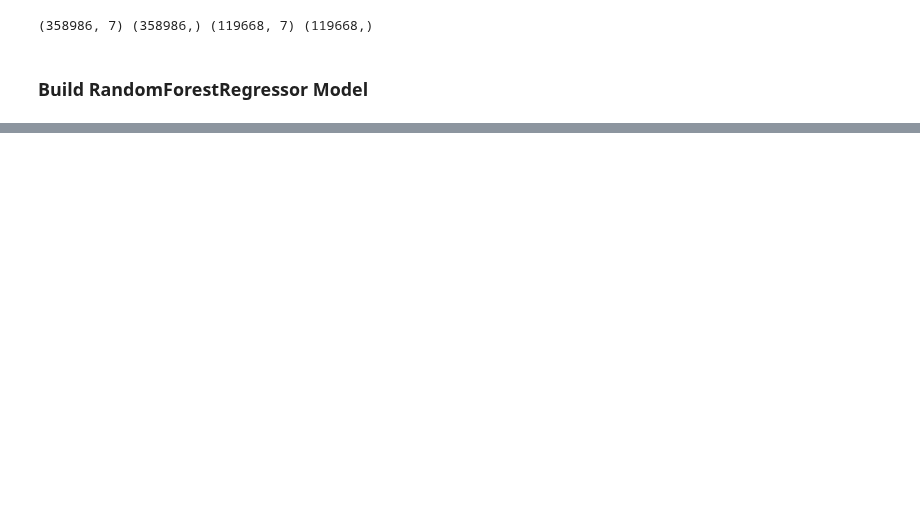
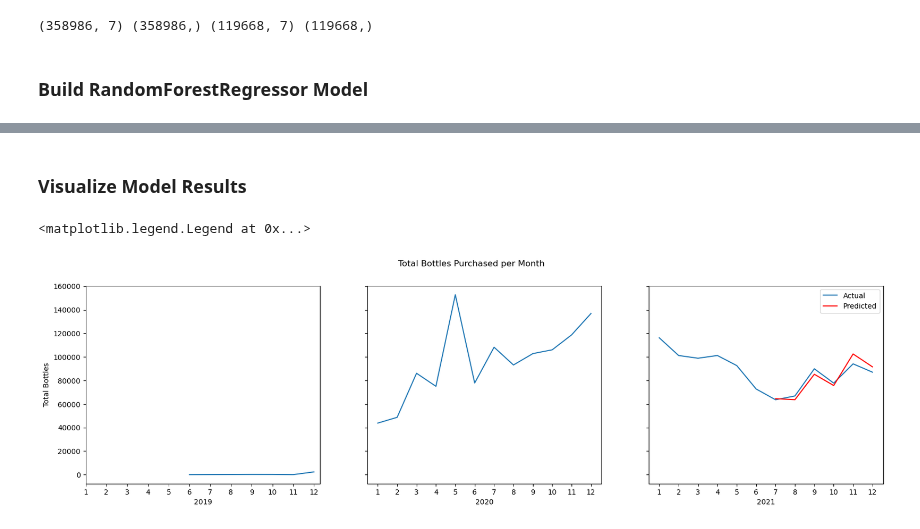
Before and after one commit to Sgant1/Winedemic, a Jupyter notebook: EW_MachineLearning_Outline/RandomForestRegressor.ipynb, the cells around one changed output, grey strips where cells are left out. Saved outputs shown, nothing was run; the diff lists cells and outputs as text; code cells hidden in the pictures; blank space fills up the shorter version.

Commit message:
update model, create visualization, update readme

```diff
--- a/EW_MachineLearning_Outline/RandomForestRegressor.ipynb
+++ b/EW_MachineLearning_Outline/RandomForestRegressor.ipynb
@@ -248,0 +253,3 @@ Mean Absolute Error Max Depth=None:  1.6166825818473414
+# %%
+# Option 2 Train/Test data
+y_pred2 = regr_2.predict(X_test_2021)
@@ -276,0 +285,10 @@ Mean Absolute Error Max Depth=None:  1.6166825818473414
+# %% [markdown]
+### Visualize Model Results
+# %%
+ # cerate df to hold results
+results2_df = pd.DataFrame({
+    "Actual": y_test_2021,
+    "Predicted": y_pred2
+})
+all_results2_df = pd.merge(X_test_2021, results2_df, on=results2_df.index)
+all_results2_df = all_results2_df.set_index(['key_0'])
@@ -276,0 +317,35 @@ Mean Absolute Error Max Depth=None:  1.6166825818473414
+# %%
+# X-Axis: Months
+x_2019 = actual_count_2019['Month']
+x_2020 = actual_count_2020['Month']
+x_2021 = actual_count_2021['Month']
+x_pred = predicted_count['Month']
+
+# Y-Axis: 2019, 2020, 2021, Predictions
+y_2019 = actual_count_2019['Item/Bottle Count']
+y_2020 = actual_count_2020['Item/Bottle Count']
+y_2021 = actual_count_2021['Item/Bottle Count']
+y_predicted = predicted_count['Predicted']
+# %%
+# Plot using multiple subplots
+fig, axs = plt.subplots(1,3, sharey=True, figsize=[20,5])
+fig.suptitle("Total Bottles Purchased per Month")
+
+axs[0].plot(x_2019, y_2019)
+axs[0].set_xlabel('2019')
+axs[0].set_ylabel('Total Bottles')
+axs[0].xaxis.set_ticks([1,2,3,4,5,6,7,8,9,10,11,12])
+
+axs[1].plot(x_2020, y_2020)
+axs[1].set_xlabel('2020')
+axs[1].xaxis.set_ticks([1,2,3,4,5,6,7,8,9,10,11,12])
+
+axs[2].plot(x_2021, y_2021, label='Actual')
+axs[2].plot(x_pred, y_predicted, c='red', label='Predicted')
+axs[2].set_xlabel('2021')
+axs[2].xaxis.set_ticks([1,2,3,4,5,6,7,8,9,10,11,12])
+
+axs[2].legend()
+# %% [output]
+<matplotlib.legend.Legend at 0x...>
+[figure, added]
```
Also changed, not shown: parts of 15 cells of this notebook, 2 other files.
